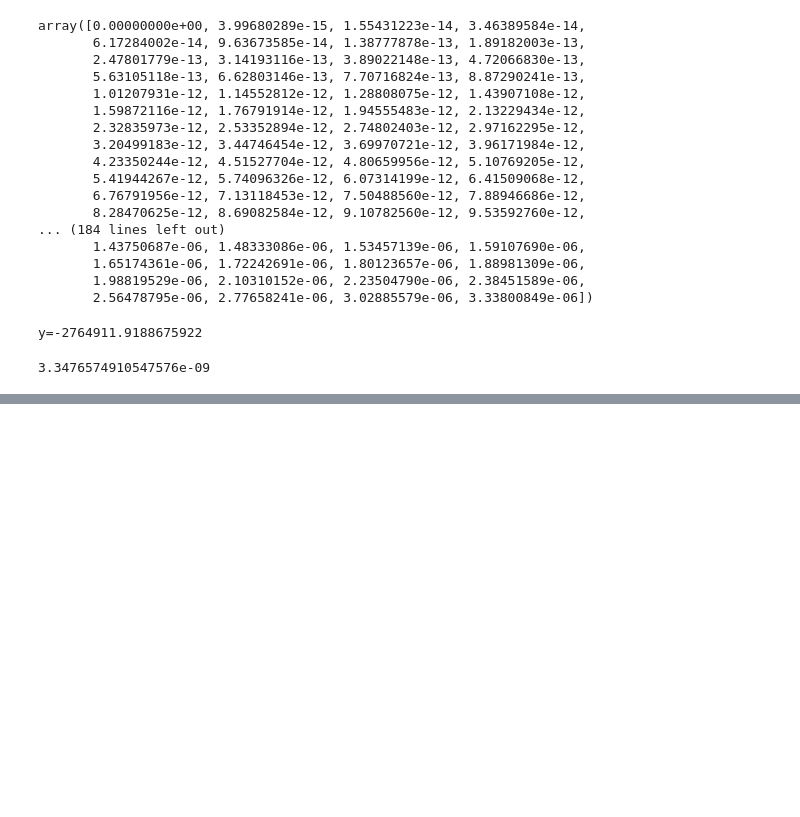
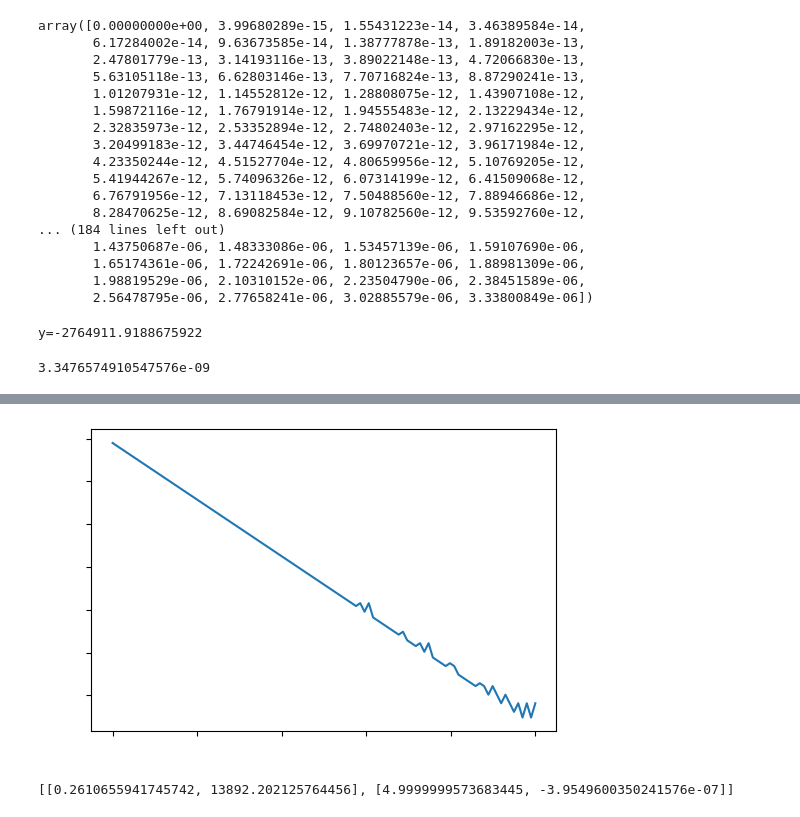
Before and after one commit to HelloGithubC/Project, a Jupyter notebook: main.ipynb, the cells around one changed output, grey strips where cells are left out. Drawn from its saved outputs; the diff is of its cells as text; code cells hidden in the pictures; blank space fills up the shorter version.

```diff
--- a/main.ipynb
+++ b/main.ipynb
@@ -85,0 +101,20 @@ x
+# %%
+me.con.set_M_p(7.07)
+L_s=0.9488162692734083
+L_in=np.ones(100)
+ST_test=np.linspace(0,1e-6,100)
+for i in range(len(L)):
+    L_in[i]=me.cal_ML_simple(ST_test[i],L_s)[1]
+fig=plt.figure(dpi=100)
+plt.plot(ST_test,L_in)
+plt.xticks(color='white')
+plt.yticks(color='white')
+plt.show()
+# %% [output]
+[figure, added]
+# %%
+me.con.set_M_p(5.07)
+result=me.find_L_M([5.0,0.0],[0.0,50.0],[1e-3,1e-3],[1e-5,3e-3])
+print(result)
+# %% [output]
+[[0.2610655941745742, 13892.202125764456], [4.9999999573683445, -3.9549600350241576e-07]]
```
Also changed, not shown: parts of 5 cells of this notebook, 4 other files.
